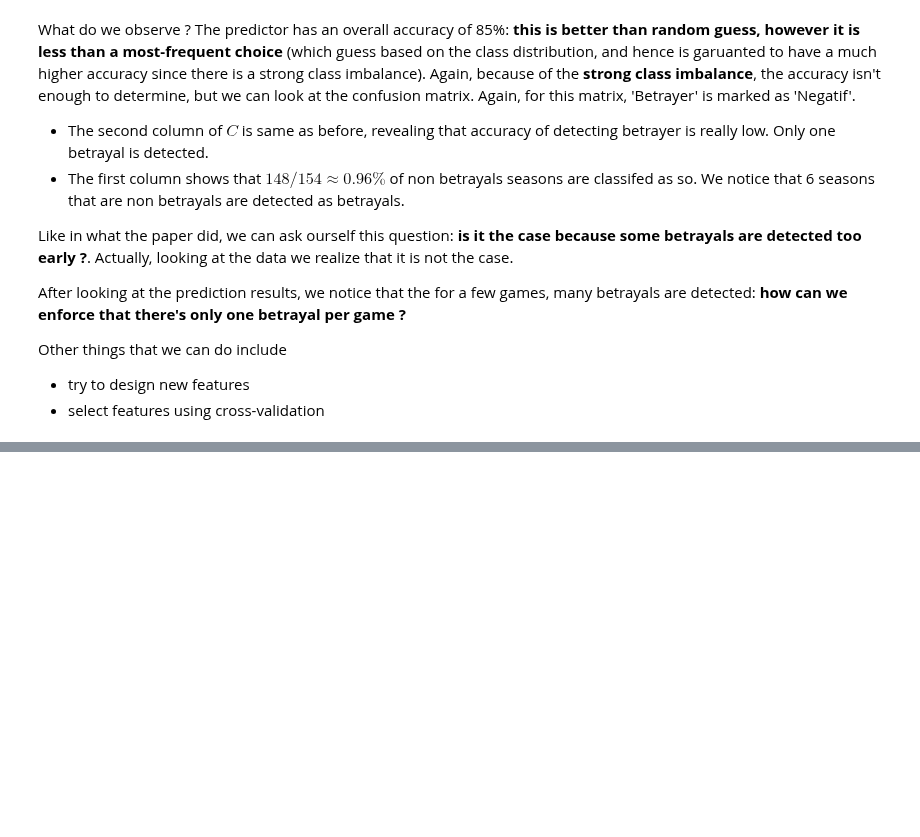
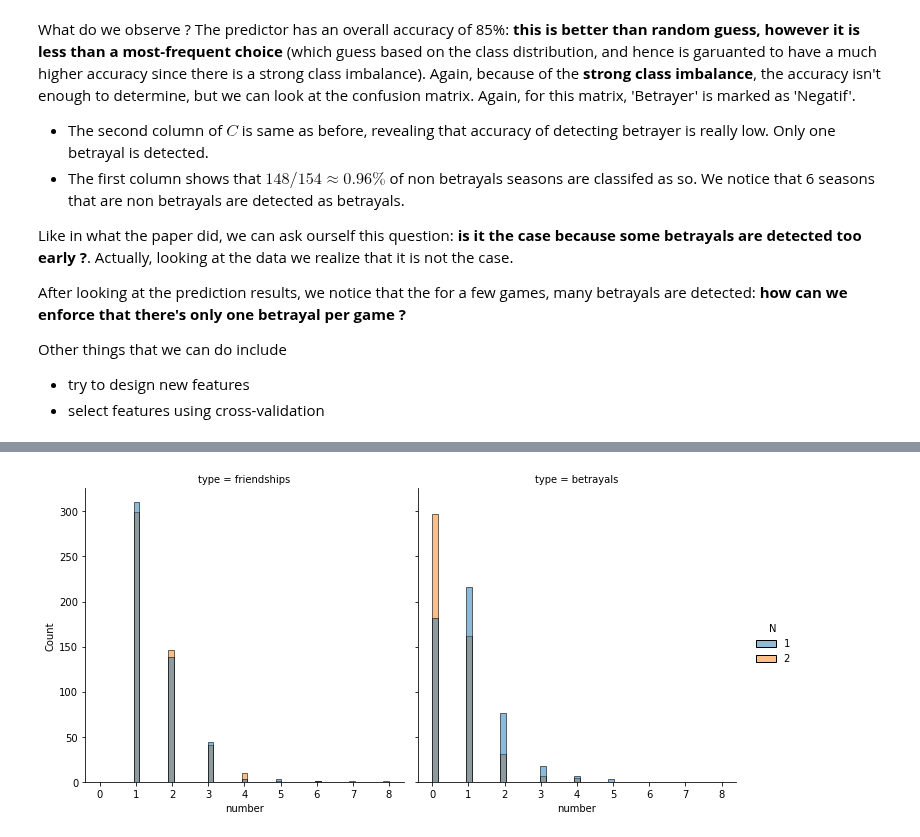
Before and after one commit to epfl-ada/ada-2020-project-milestone-p3-p3_chic, a Jupyter notebook: p4.ipynb, the cells around one changed output, grey strips where cells are left out. Saved outputs shown, nothing was run; the diff lists cells and outputs as text; code cells hidden in the pictures; blank space fills up the shorter version.

Commit message:
adding plots of arthur

```diff
--- a/p4.ipynb
+++ b/p4.ipynb
@@ -1239,0 +1246,25 @@ Other things that we can do include
+# %%
+# 1. get the data
+# games_id_N1 = np.load("data/subset_T500_N1/games_id.npy")
+all_friendships_N1 = np.load("data/subset_T500_N1/friendships.npy", allow_pickle=True)
+# games_id_N2 = np.load("data/subset_T500_N2/games_id.npy")
+all_friendships_N2 = np.load("data/subset_T500_N2/friendships.npy", allow_pickle=True)
+# %%
+def get_number_betrayals_friendships(friendship):
+    cols = [col for col in range(21) if np.count_nonzero(friendship[:, col] != 0)]
+    n_friendships = len(cols)
+    n_betrayals = np.count_nonzero([type(e) == str for col in friendship for e in col])
+    return n_friendships, n_betrayals
+
+N = 500
+frame = pd.DataFrame(data = np.zeros(shape = (4*N, 3)), columns = ["N", "type", "number",])
+
+for i in range(N):
+    n_friendships_n1, n_betrayals_n1 = get_number_betrayals_friendships(all_friendships_N1[i])
+    n_friendships_n2, n_betrayals_n2 = get_number_betrayals_friendships(all_friendships_N2[i])
+    frame.loc[4*i, :] = ["1", "friendships", n_friendships_n1]
+    frame.loc[4*i+1, :] = ["1", "betrayals", n_betrayals_n1]
+    frame.loc[4*i+2, :] = ["2", "friendships", n_friendships_n2]
+    frame.loc[4*i+3, :] = ["2",  "betrayals", n_betrayals_n2]
+
+frame
@@ -1239,0 +1285,7 @@ Other things that we can do include
+# %%
+# make required the plot
+import seaborn as sns
+
+sns.displot(data = frame, x = "number", hue = "N", kind = "hist", col = "type") ;
+# %% [output]
+[figure, added]
```
Also changed, not shown: parts of 10 cells of this notebook.
